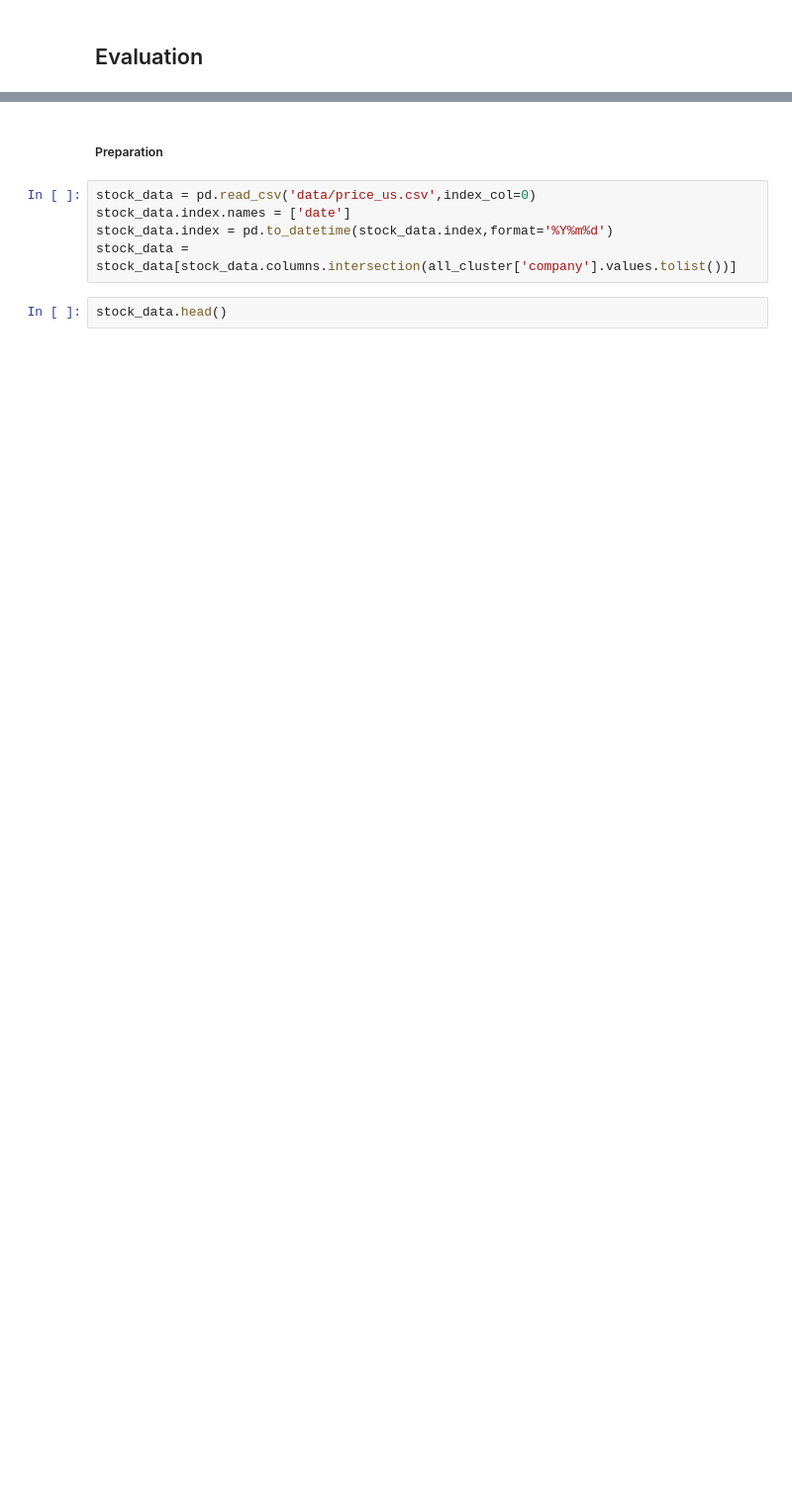
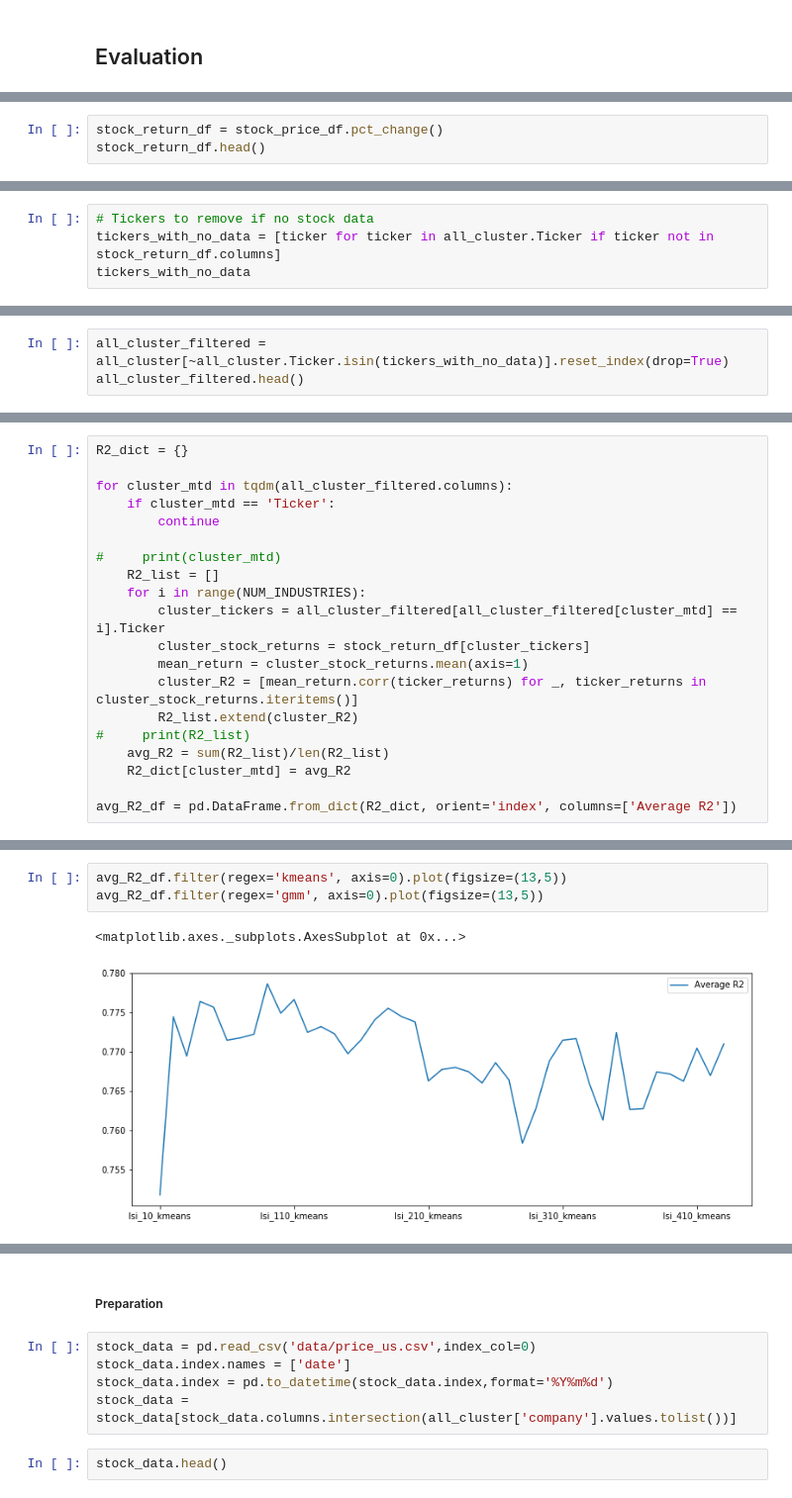
Before and after one commit to Sivalavida/Text-based-Industry-Classification, a Jupyter notebook: LSI Word Embedding.ipynb, the cells around one changed output, grey strips where cells are left out. Shown at 99% size. Cells and saved outputs as stored; diff of their text form; blank space fills up the shorter version.

```diff
--- a/LSI Word Embedding.ipynb
+++ b/LSI Word Embedding.ipynb
@@ -313,0 +327,3 @@ all_cluster.head()
+# %%
+stock_return_df = stock_price_df.pct_change()
+stock_return_df.head()
@@ -313,0 +338,4 @@ all_cluster.head()
+# %%
+# Tickers to remove if no stock data
+tickers_with_no_data = [ticker for ticker in all_cluster.Ticker if ticker not in stock_return_df.columns]
+tickers_with_no_data
@@ -313,0 +344,3 @@ all_cluster.head()
+# %%
+all_cluster_filtered = all_cluster[~all_cluster.Ticker.isin(tickers_with_no_data)].reset_index(drop=True)
+all_cluster_filtered.head()
@@ -313,0 +355,20 @@ all_cluster.head()
+# %%
+R2_dict = {}
+
+for cluster_mtd in tqdm(all_cluster_filtered.columns):
+    if cluster_mtd == 'Ticker':
+        continue
+
+#     print(cluster_mtd)
+    R2_list = []
+    for i in range(NUM_INDUSTRIES):
+        cluster_tickers = all_cluster_filtered[all_cluster_filtered[cluster_mtd] == i].Ticker
+        cluster_stock_returns = stock_return_df[cluster_tickers]
+        mean_return = cluster_stock_returns.mean(axis=1)
+        cluster_R2 = [mean_return.corr(ticker_returns) for _, ticker_returns in cluster_stock_returns.iteritems()]
+        R2_list.extend(cluster_R2)
+#     print(R2_list)
+    avg_R2 = sum(R2_list)/len(R2_list)
+    R2_dict[cluster_mtd] = avg_R2
+
+avg_R2_df = pd.DataFrame.from_dict(R2_dict, orient='index', columns=['Average R2'])
@@ -313,0 +409,6 @@ all_cluster.head()
+# %%
+avg_R2_df.filter(regex='kmeans', axis=0).plot(figsize=(13,5))
+avg_R2_df.filter(regex='gmm', axis=0).plot(figsize=(13,5))
+# %% [output]
+<matplotlib.axes._subplots.AxesSubplot at 0x...>
+[figure, added]
```
Also changed, not shown: parts of 13 cells of this notebook, 1 other file.
